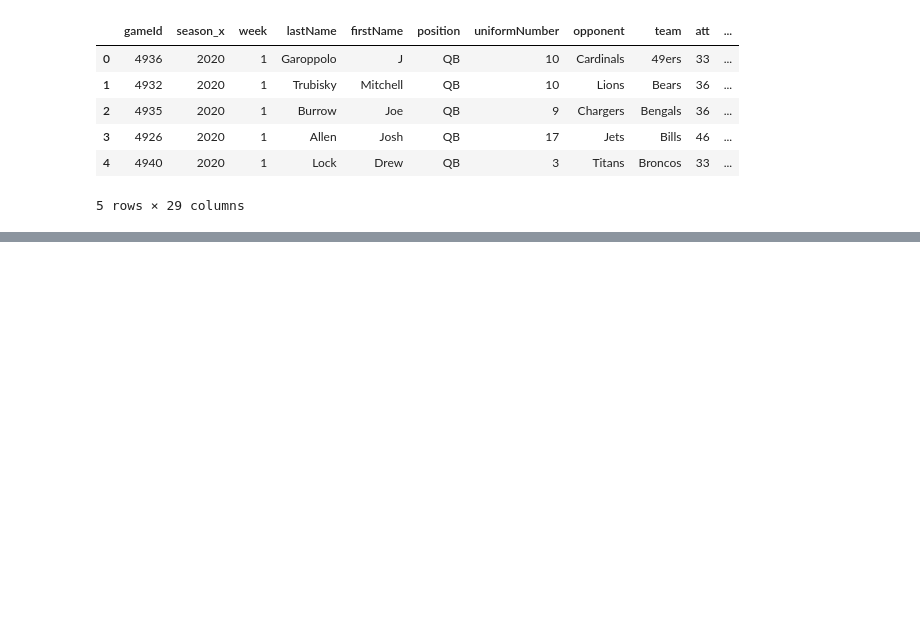
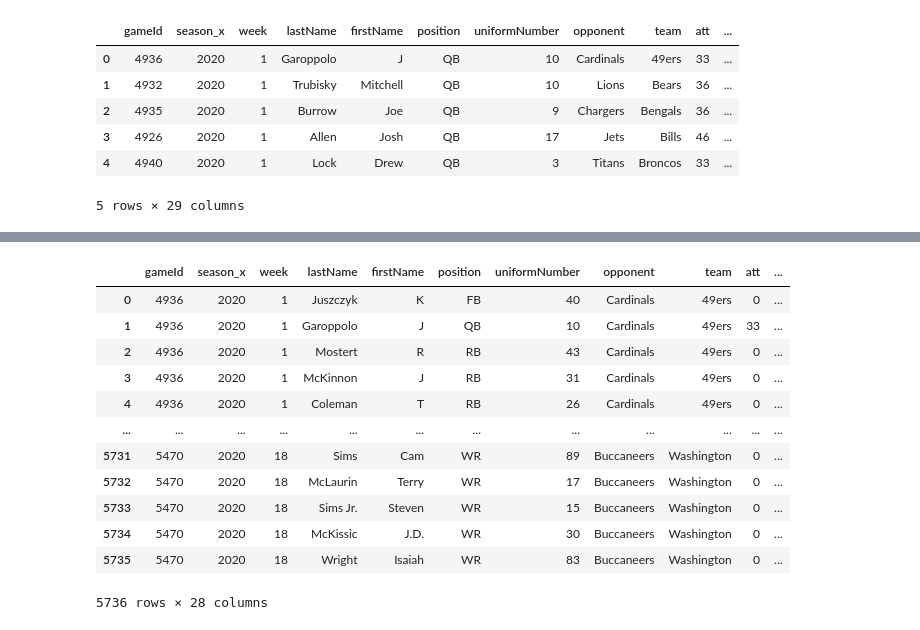
Before and after one commit to nblaul/Project-1, a Jupyter notebook: Project1_datacleanup.ipynb, the cells around one changed output, grey strips where cells are left out. Saved outputs shown, nothing was run; the diff lists cells and outputs as text; code cells hidden in the pictures; blank space fills up the shorter version.

Commit message:
combined qb stats and weather data and created .csv

```diff
--- a/Project1_datacleanup.ipynb
+++ b/Project1_datacleanup.ipynb
@@ -108,16 +113,3 @@ qb_merge.head()
 | 3 | 4926 | 2020 | 1 | Allen | Josh | QB | 17 | Jets | Bills | 46 | ... |
 | 4 | 4940 | 2020 | 1 | Lock | Drew | QB | 3 | Titans | Broncos | 33 | ... |
 5 rows × 29 columns
-# %%
-# loop through all weeks in the season and create data frame with stats
-
-stats_data_df = pd.DataFrame([])
-
-for x in range(1,19):
-    stats_url = f'http://spreadtrends.com/api/nfl/games/2020/{x}/stats?format=json'
-    stats_results = requests.get(stats_url).json()
-    stats_df = pd.json_normalize(stats_results, record_path = ['results'])
-    stats_data_df = stats_data_df.append(stats_df)
-
-#create a csv file
-stats_data_df.to_csv('game_stats.csv')
@@ -139,0 +116,13 @@ stats_data_df
+# %%
+# loop through all weeks in the season and create data frame with stats
+
+qb_stats_data_df = pd.DataFrame([])
+
+for x in range(1,19):
+    stats_url = f'http://spreadtrends.com/api/nfl/games/2020/{x}/stats?format=json'
+    stats_results = requests.get(stats_url).json()
+    temp_df = pd.json_normalize(stats_results, record_path = ['results'])
+    qb_stats_data_df = stats_data_df.append(temp_df)
+
+#create a csv file
+qb_stats_data_df.to_csv('game_stats.csv')
@@ -139,0 +145,18 @@ stats_data_df
+# %%
+combined_qb = qb_stats_data_df.merge(weather_df, how='left', on='gameId')
+
+combined_qb
+# %% [output]
+|  | gameId | season_x | week | lastName | firstName | position | uniformNumber | opponent | team | att | ... |
+| 0 | 4936 | 2020 | 1 | Juszczyk | K | FB | 40 | Cardinals | 49ers | 0 | ... |
+| 1 | 4936 | 2020 | 1 | Garoppolo | J | QB | 10 | Cardinals | 49ers | 33 | ... |
+| 2 | 4936 | 2020 | 1 | Mostert | R | RB | 43 | Cardinals | 49ers | 0 | ... |
+| 3 | 4936 | 2020 | 1 | McKinnon | J | RB | 31 | Cardinals | 49ers | 0 | ... |
+| 4 | 4936 | 2020 | 1 | Coleman | T | RB | 26 | Cardinals | 49ers | 0 | ... |
+| ... | ... | ... | ... | ... | ... | ... | ... | ... | ... | ... | ... |
+| 5731 | 5470 | 2020 | 18 | Sims | Cam | WR | 89 | Buccaneers | Washington | 0 | ... |
+| 5732 | 5470 | 2020 | 18 | McLaurin | Terry | WR | 17 | Buccaneers | Washington | 0 | ... |
+| 5733 | 5470 | 2020 | 18 | Sims Jr. | Steven | WR | 15 | Buccaneers | Washington | 0 | ... |
+| 5734 | 5470 | 2020 | 18 | McKissic | J.D. | WR | 30 | Buccaneers | Washington | 0 | ... |
+| 5735 | 5470 | 2020 | 18 | Wright | Isaiah | WR | 83 | Buccaneers | Washington | 0 | ... |
+5736 rows × 28 columns
```
Also changed, not shown: parts of 5 cells of this notebook, 2 other files.
